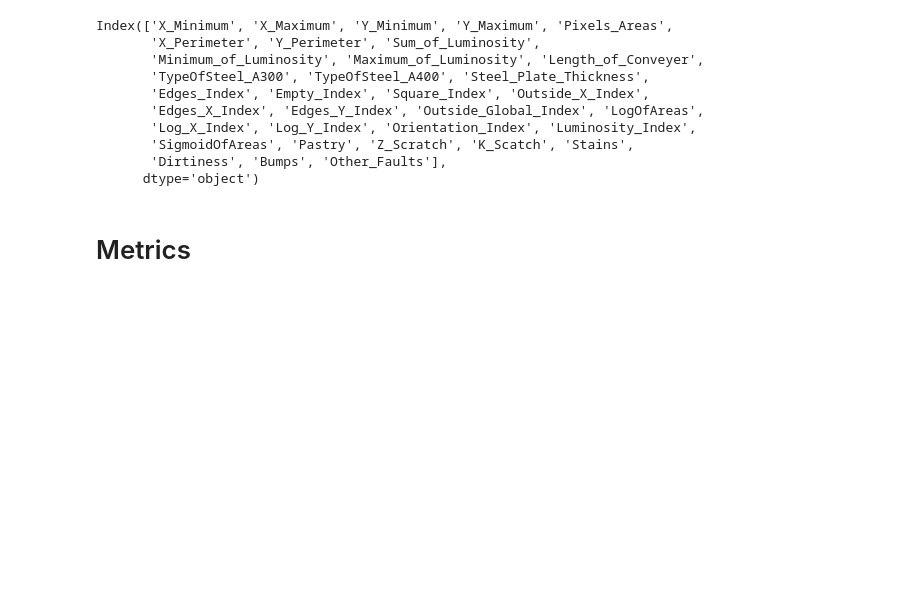
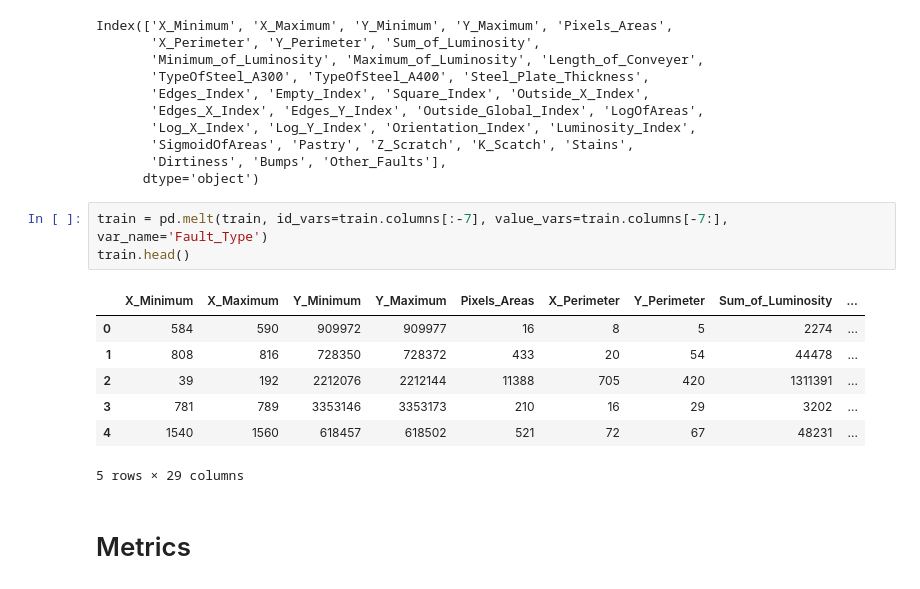
Before and after one commit to raydiwill/Steel-Plate-Defect-KaggleC, a Jupyter notebook: model.ipynb, the cells around one changed output. Cells and saved outputs as stored; diff of their text form; blank space fills up the shorter version.

```diff
--- a/model.ipynb
+++ b/model.ipynb
@@ -90,6 +90,17 @@ Index(['X_Minimum', 'X_Maximum', 'Y_Minimum', 'Y_Maximum', 'Pixels_Areas',
        'SigmoidOfAreas', 'Pastry', 'Z_Scratch', 'K_Scatch', 'Stains',
        'Dirtiness', 'Bumps', 'Other_Faults'],
       dtype='object')
+# %%
+train = pd.melt(train, id_vars=train.columns[:-7], value_vars=train.columns[-7:], var_name='Fault_Type')
+train.head()
+# %% [output]
+|  | X_Minimum | X_Maximum | Y_Minimum | Y_Maximum | Pixels_Areas | X_Perimeter | Y_Perimeter | Sum_of_Luminosity | ... |
+| 0 | 584 | 590 | 909972 | 909977 | 16 | 8 | 5 | 2274 | ... |
+| 1 | 808 | 816 | 728350 | 728372 | 433 | 20 | 54 | 44478 | ... |
+| 2 | 39 | 192 | 2212076 | 2212144 | 11388 | 705 | 420 | 1311391 | ... |
+| 3 | 781 | 789 | 3353146 | 3353173 | 210 | 16 | 29 | 3202 | ... |
+| 4 | 1540 | 1560 | 618457 | 618502 | 521 | 72 | 67 | 48231 | ... |
+5 rows × 29 columns
 # %% [markdown]
 # Metrics
 # %% [markdown]
```
Also changed, not shown: parts of 2 cells of this notebook.
